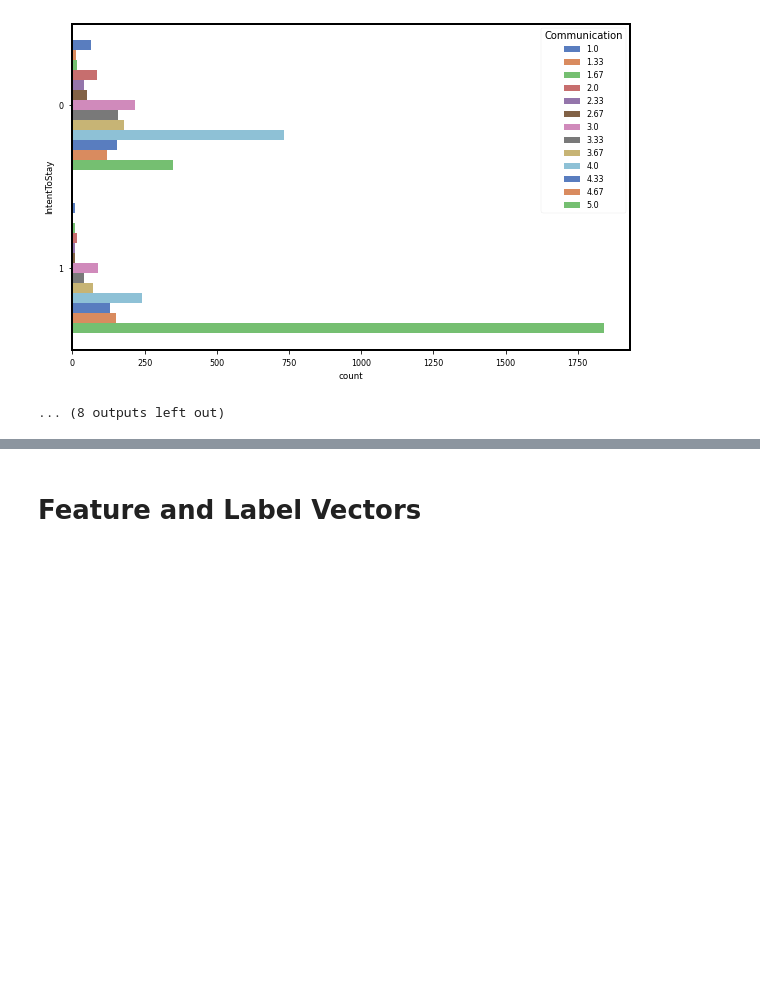
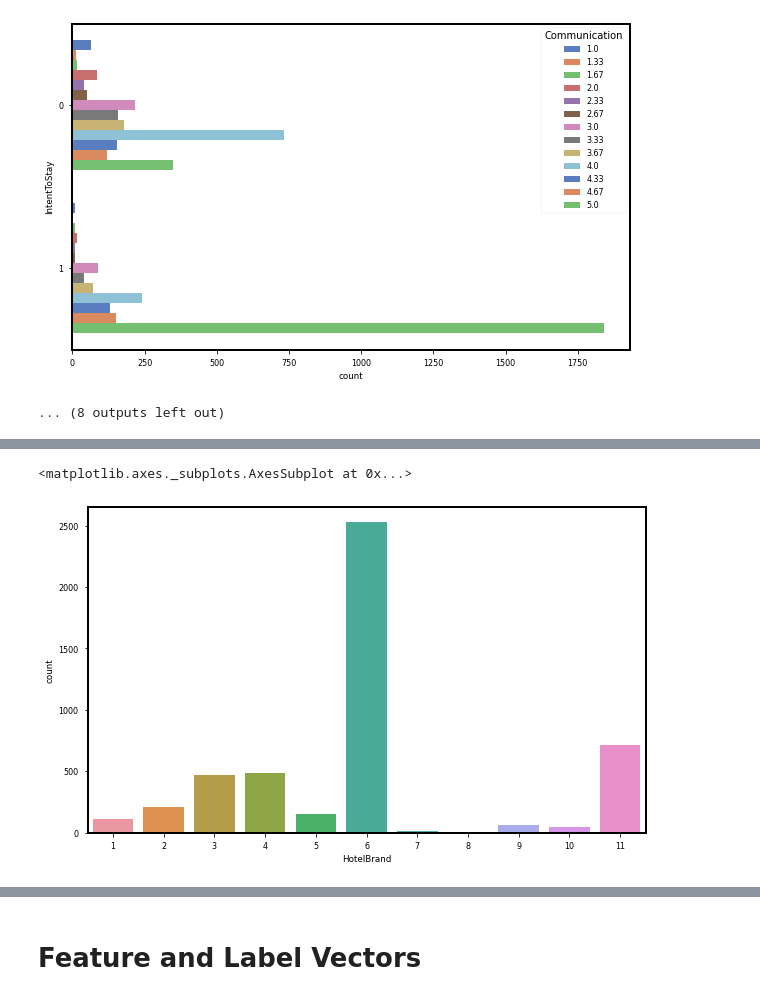
Before and after one commit to greermp/hilton_challenge, a Jupyter notebook: Working.ipynb, the cells around one changed output, grey strips where cells are left out. Drawn from its saved outputs; the diff is of its cells as text; code cells hidden in the pictures; blank space fills up the shorter version.

```diff
--- a/Working.ipynb
+++ b/Working.ipynb
@@ -447,0 +405,5 @@ WorkEnvironment      0.753070         0.745537         1.000000
+# %%
+sns.countplot(x='HotelBrand', data=data)
+# %% [output]
+<matplotlib.axes._subplots.AxesSubplot at 0x...>
+[figure, added]
```
Also changed, not shown: parts of 57 cells of this notebook.
